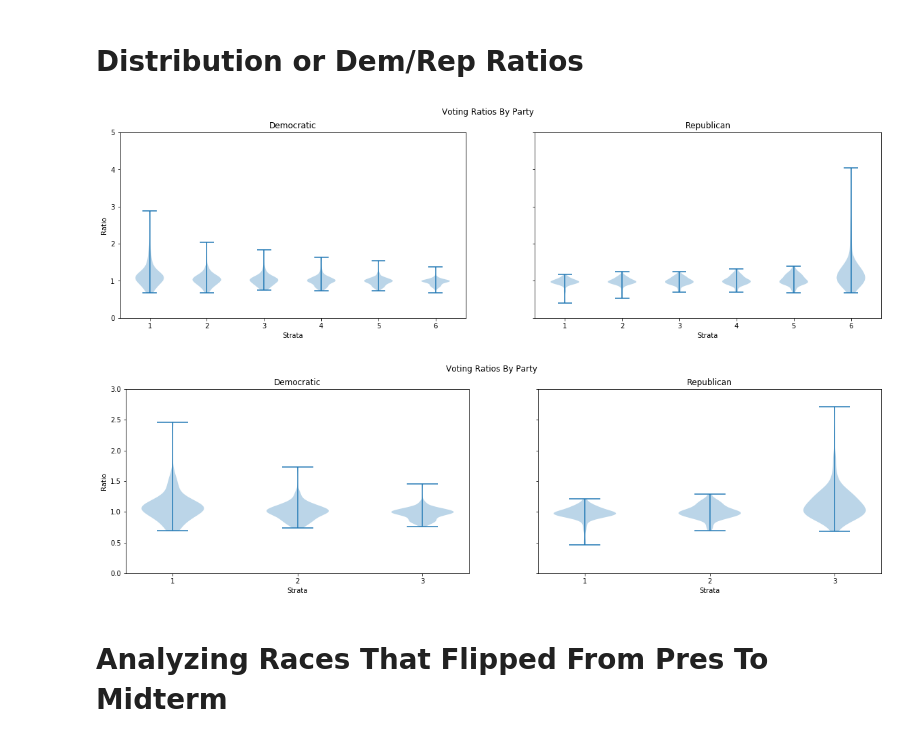
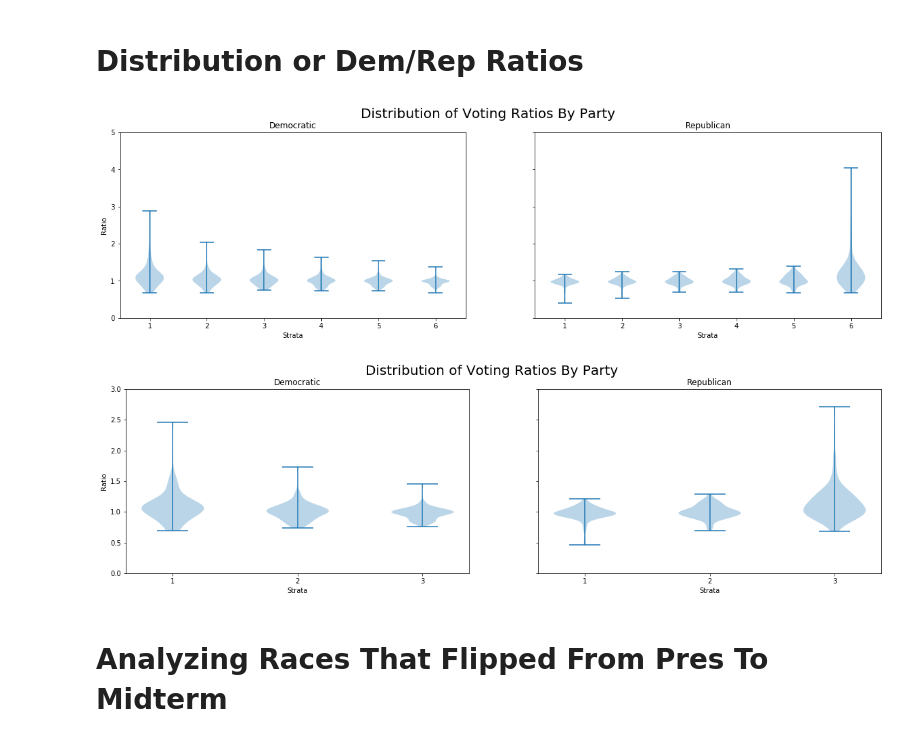
Before and after one commit to nkacirek1/msds621_election_decisons, a Jupyter notebook: visualization/create_viz.ipynb, the cells around one changed output. Drawn from its saved outputs; the diff is of its cells as text; code cells hidden in the pictures.

```diff
--- a/visualization/create_viz.ipynb
+++ b/visualization/create_viz.ipynb
@@ -157,32 +157,32 @@ plt.show()
 # %%
 fig, ax = plt.subplots(nrows=1, ncols=2, figsize=(20,5))
 ax[0].violinplot([df.S1_DEM_RATIO,
                df.S2_DEM_RATIO,
                df.S3_DEM_RATIO,
                df.S4_DEM_RATIO,
                df.S5_DEM_RATIO,
                df.S6_DEM_RATIO])
 ax[0].set_ylim(0, 5)
 ax[0].set_xlabel('Strata'),
 ax[0].set_ylabel('Ratio')
 ax[0].set_title('Democratic')
 ax[1].violinplot([df.S1_REP_RATIO,
                df.S2_REP_RATIO,
                df.S3_REP_RATIO,
                df.S4_REP_RATIO,
                df.S5_REP_RATIO,
                df.S6_REP_RATIO])
 ax[1].set_ylim(0, 5)
 ax[1].set_yticklabels('')
 ax[1].set_xlabel('Strata')
 ax[1].set_title('Republican')
-fig.suptitle('Voting Ratios By Party')
+fig.suptitle('Distribution of Voting Ratios By Party', fontsize=20)
 plt.show()
 # %% [output]
-[figure, old version]
+[figure, new version]
 # %%
 fig, ax = plt.subplots(nrows=1, ncols=2, figsize=(20,5))
-fig.suptitle('Voting Ratios By Party')
+fig.suptitle('Distribution of Voting Ratios By Party', fontsize = 20)
 
 # Democratic Plot
 ax[0].violinplot([df3.S1_DEM_RATIO,
@@ -206,7 +206,7 @@ ax[1].set_xticks([1,2,3])
 
 plt.show()
 # %% [output]
-[figure, old version]
+[figure, new version]
 # %% [markdown]
 # Analyzing Races That Flipped From Pres To Midterm
 # %%
```
Also changed, not shown: parts of 4 cells of this notebook, 5 other files.
